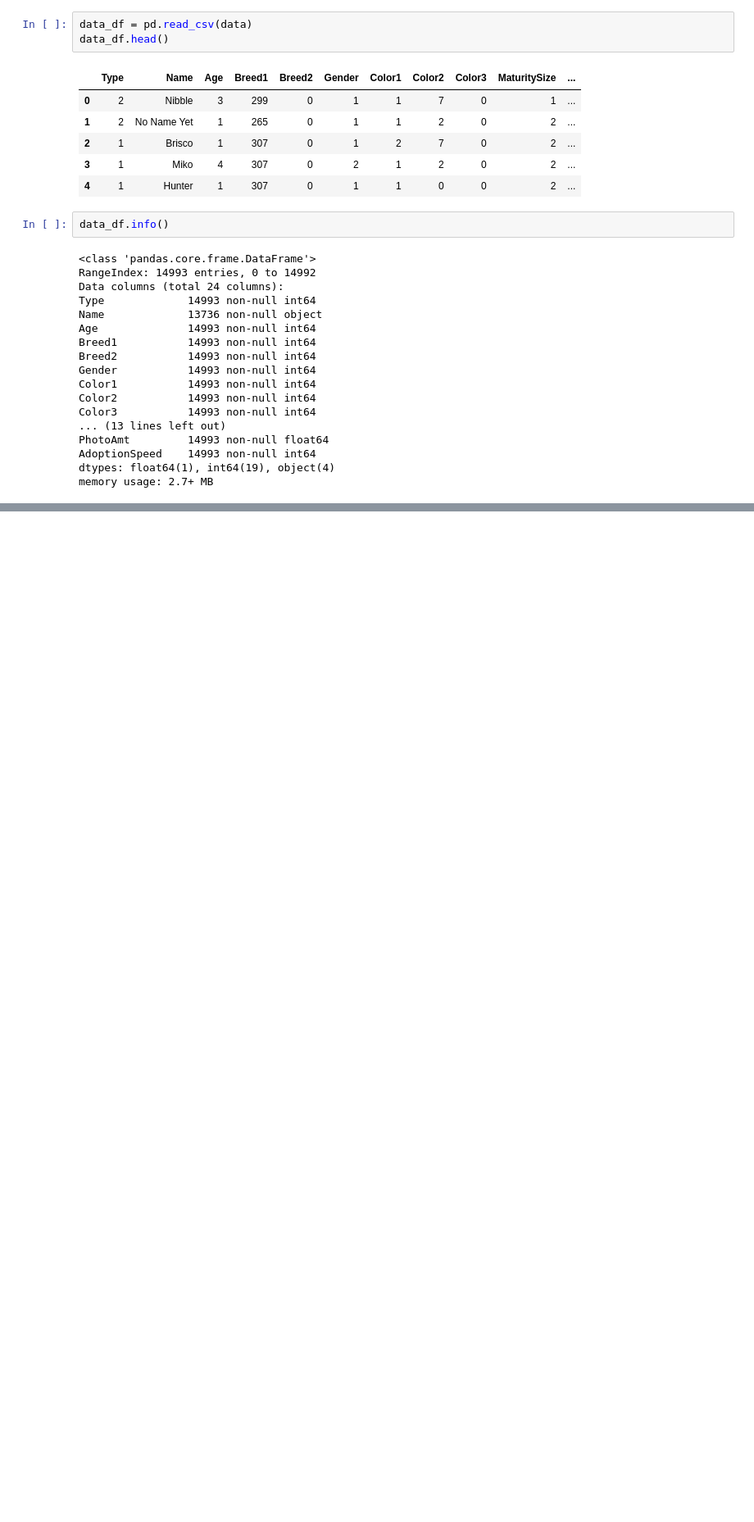
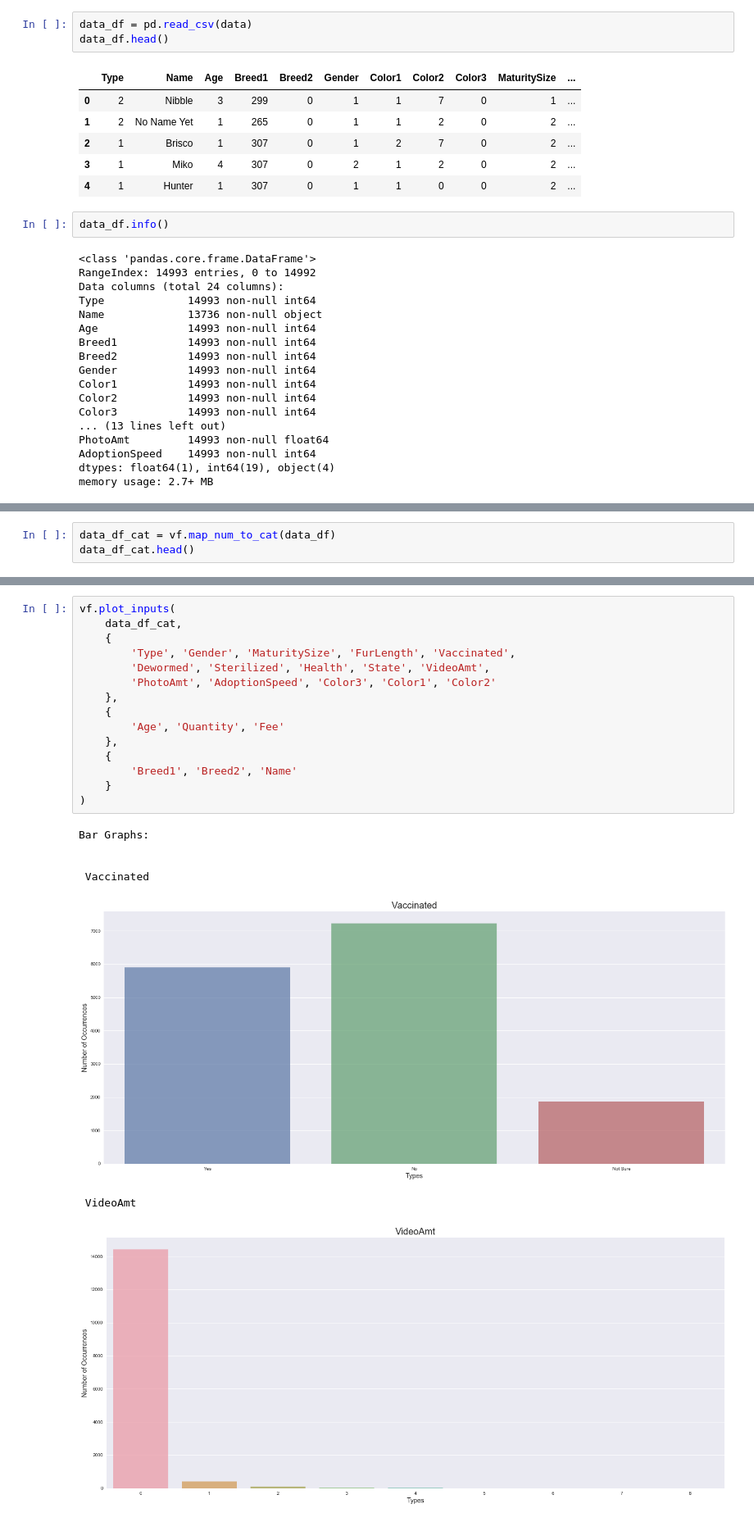
Before and after one commit to JinLi711/PetFinder, a Jupyter notebook: visualization/visualize_tabular_data.ipynb, the cells around one changed output, grey strips where cells are left out. Shown at 82% size. Saved outputs shown, nothing was run; the diff lists cells and outputs as text; blank space fills up the shorter version.

Commit message:
new visualizations

```diff
--- a/visualization/visualize_tabular_data.ipynb
+++ b/visualization/visualize_tabular_data.ipynb
@@ -210,0 +143,3 @@ Index(['Type', 'Name', 'Age', 'Breed1', 'Breed2', 'Gender', 'Color1', 'Color2',
+# %%
+data_df_cat = vf.map_num_to_cat(data_df)
+data_df_cat.head()
@@ -210,0 +197,23 @@ Index(['Type', 'Name', 'Age', 'Breed1', 'Breed2', 'Gender', 'Color1', 'Color2',
+# %%
+vf.plot_inputs(
+    data_df_cat,
+    {
+        'Type', 'Gender', 'MaturitySize', 'FurLength', 'Vaccinated',
+        'Dewormed', 'Sterilized', 'Health', 'State', 'VideoAmt',
+        'PhotoAmt', 'AdoptionSpeed', 'Color3', 'Color1', 'Color2'
+    },
+    {
+        'Age', 'Quantity', 'Fee'
+    },
+    {
+        'Breed1', 'Breed2', 'Name'
+    }
+)
+# %% [output]
+Bar Graphs:
+
+
+ Vaccinated
+[figure, added]
+ VideoAmt
+[figure, added]
```
Also changed, not shown: parts of 44 cells of this notebook, 1 other file.
